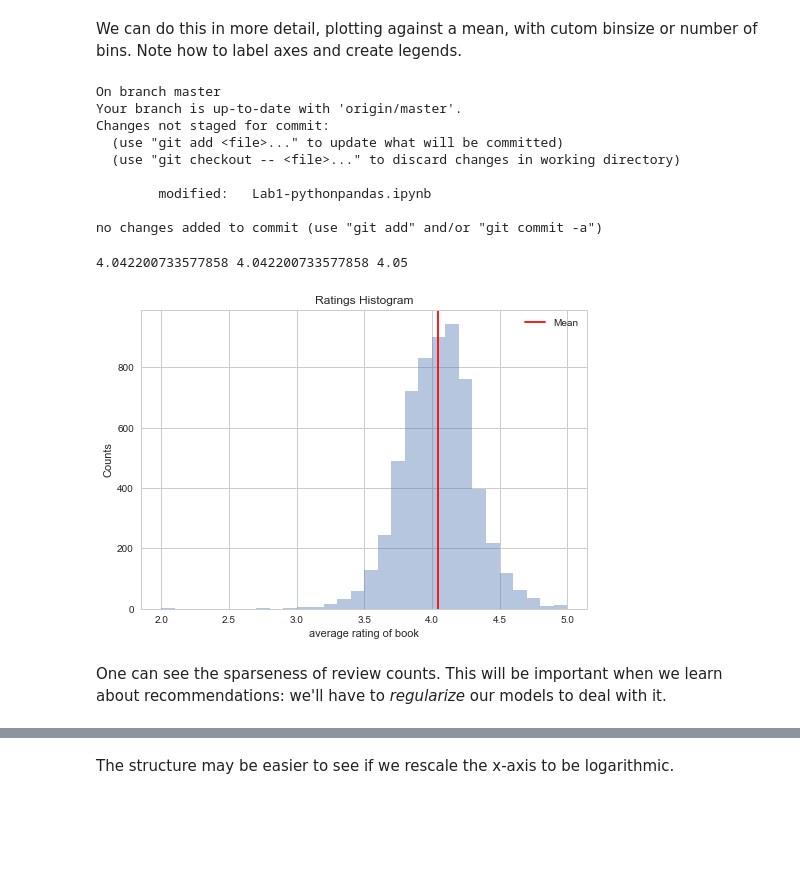
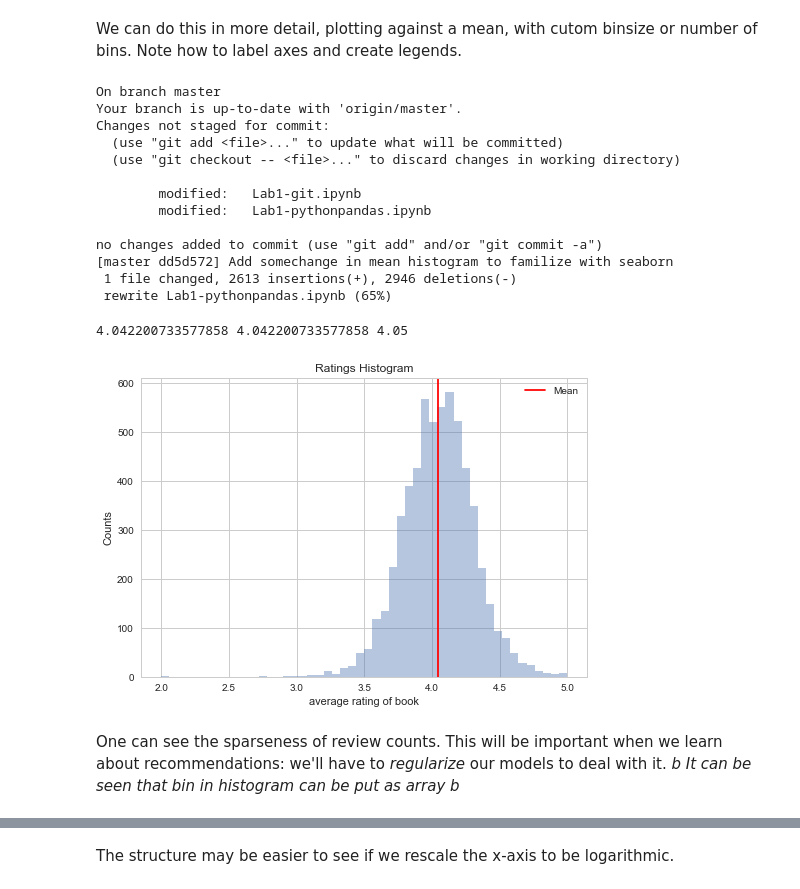
Before and after one commit to Theerit/2015lab1, a Jupyter notebook: Lab1-pythonpandas.ipynb, the cells around one changed output, grey strips where cells are left out. Cells and saved outputs as stored; diff of their text form; code cells hidden in the pictures; blank space fills up the shorter version.

Commit message:
Add somechange in mean histogram to familize with seaborn

```diff
--- a/Lab1-pythonpandas.ipynb
+++ b/Lab1-pythonpandas.ipynb
@@ -281,7 +297,7 @@ We can do this in more detail, plotting against a mean, with cutom binsize or nu
 %%bash
 git status
 git add Lab1-pythonpandas.ipynb
-git commit -m
+git commit -m "Add somechange in mean histogram to familize with seaborn"
 # %% [output]
 On branch master
 Your branch is up-to-date with 'origin/master'.
@@ -289,26 +305,31 @@ Changes not staged for commit:
   (use "git add <file>..." to update what will be committed)
   (use "git checkout -- <file>..." to discard changes in working directory)
 
+        modified:   Lab1-git.ipynb
         modified:   Lab1-pythonpandas.ipynb
 
 no changes added to commit (use "git add" and/or "git commit -a")
+[master dd5d572] Add somechange in mean histogram to familize with seaborn
+ 1 file changed, 2613 insertions(+), 2946 deletions(-)
+ rewrite Lab1-pythonpandas.ipynb (65%)
 # %%
 sns.set_context("notebook")
 meanrat=df.rating.mean()
 #you can get means and medians in different ways
 print (meanrat, np.mean(df.rating), df.rating.median())
 with sns.axes_style("whitegrid"):
-    df.rating.hist(bins=30, alpha=0.4);
+    df.rating.hist(bins=50, alpha=0.4);
     plt.axvline(meanrat, 0, 1, color='r', label='Mean')
     plt.xlabel("average rating of book")
     plt.ylabel("Counts")
     plt.title("Ratings Histogram")
     plt.legend()
     #sns.despine()
 # %% [output]
 4.042200733577858 4.042200733577858 4.05
-[figure, old version]
+[figure, new version]
 # %% [markdown]
 One can see the sparseness of review counts. This will be important when we learn about recommendations: we'll have to *regularize* our models to deal with it.
+*b It can be seen that bin in histogram can be put as array b*
 # %%
 df.review_count.hist(bins=np.arange(0, 40000, 400))
```
Also changed, not shown: parts of 4 cells of this notebook.
